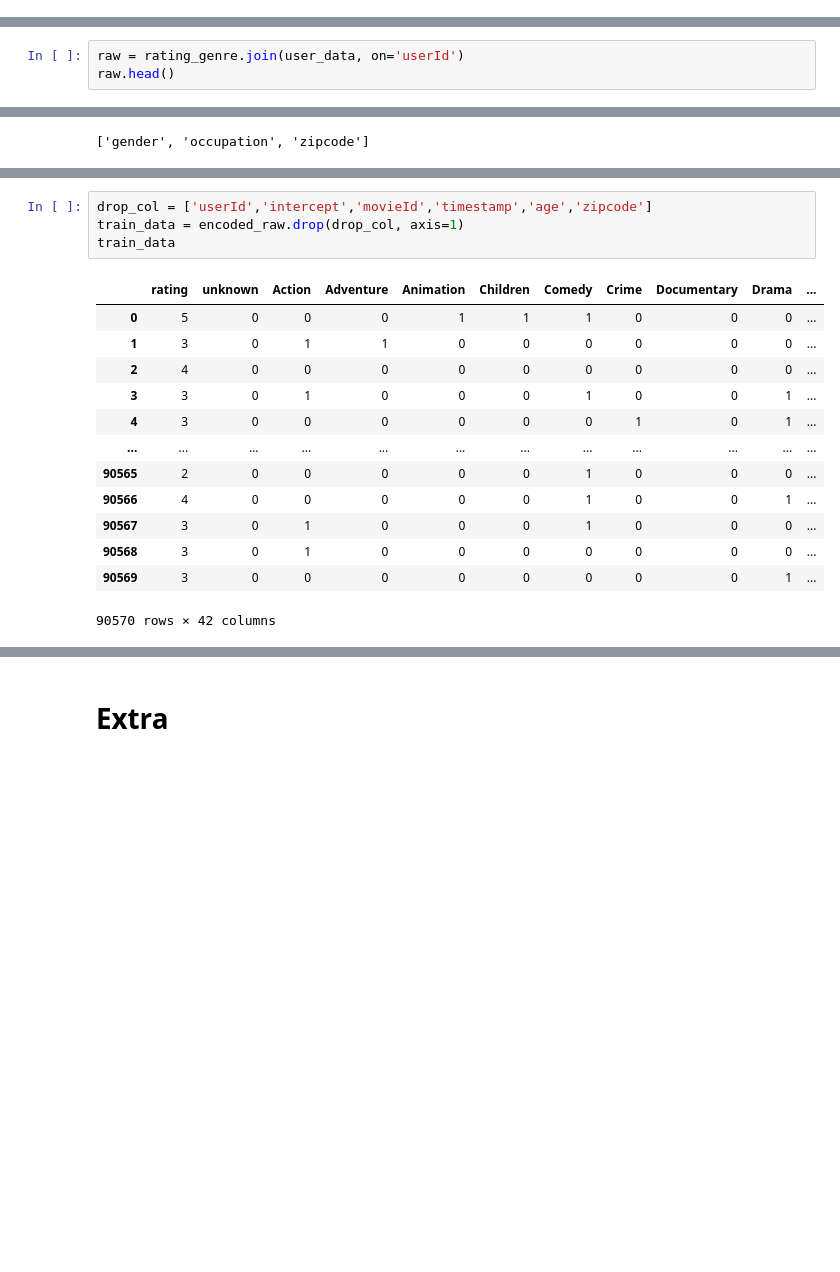
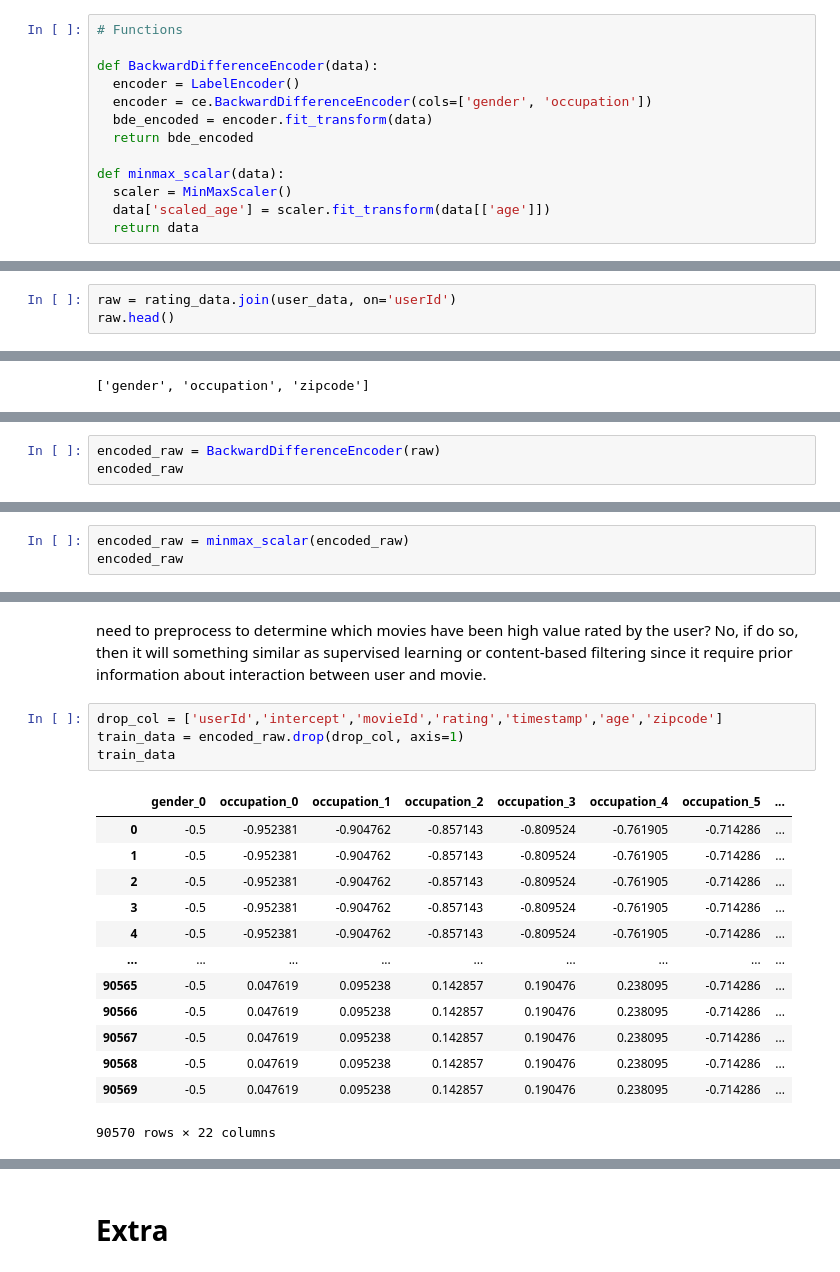
Before and after one commit to EeYeoKeat/Recommendation-System-Algorithms-in-Python, a Jupyter notebook: Movies_Recommendation/TF2_DQN_RecSys.ipynb, the cells around one changed output, grey strips where cells are left out. Cells and saved outputs as stored; diff of their text form; blank space fills up the shorter version.

```diff
--- a/Movies_Recommendation/TF2_DQN_RecSys.ipynb
+++ b/Movies_Recommendation/TF2_DQN_RecSys.ipynb
@@ -56,3 +75,16 @@ from collections import deque
+# %%
+# Functions
+
+def BackwardDifferenceEncoder(data):
+  encoder = LabelEncoder()
+  encoder = ce.BackwardDifferenceEncoder(cols=['gender', 'occupation'])
+  bde_encoded = encoder.fit_transform(data)
+  return bde_encoded
+
+def minmax_scalar(data):
+  scaler = MinMaxScaler()
+  data['scaled_age'] = scaler.fit_transform(data[['age']])
+  return data
 # %%
 rating_data = pd.read_csv("ml-100k/ua.base", sep='\t',names="userId,movieId,rating,timestamp".split(","))
 # need to sort the timestamp ascending?
@@ -193,4 +287,4 @@ user_data
 # %%
-raw = rating_genre.join(user_data, on='userId')
+raw = rating_data.join(user_data, on='userId')
 raw.head()
 # %% [output]
@@ -264,0 +303,3 @@ encoded_raw
+# %%
+encoded_raw = BackwardDifferenceEncoder(raw)
+encoded_raw
@@ -264,0 +320,3 @@ encoded_raw
+# %%
+encoded_raw = minmax_scalar(encoded_raw)
+encoded_raw
@@ -265,18 +427,20 @@ encoded_raw
+# %% [markdown]
+need to preprocess to determine which movies have been high value rated by the user? No, if do so, then it will something similar as supervised learning or content-based filtering since it require prior information about interaction between user and movie.
 # %%
-drop_col = ['userId','intercept','movieId','timestamp','age','zipcode']
+drop_col = ['userId','intercept','movieId','rating','timestamp','age','zipcode']
 train_data = encoded_raw.drop(drop_col, axis=1)
 train_data
 # %% [output]
-|  | rating | unknown | Action | Adventure | Animation | Children | Comedy | Crime | Documentary | Drama | ... |
-| 0 | 5 | 0 | 0 | 0 | 1 | 1 | 1 | 0 | 0 | 0 | ... |
-| 1 | 3 | 0 | 1 | 1 | 0 | 0 | 0 | 0 | 0 | 0 | ... |
-| 2 | 4 | 0 | 0 | 0 | 0 | 0 | 0 | 0 | 0 | 0 | ... |
-| 3 | 3 | 0 | 1 | 0 | 0 | 0 | 1 | 0 | 0 | 1 | ... |
-| 4 | 3 | 0 | 0 | 0 | 0 | 0 | 0 | 1 | 0 | 1 | ... |
-| ... | ... | ... | ... | ... | ... | ... | ... | ... | ... | ... | ... |
-| 90565 | 2 | 0 | 0 | 0 | 0 | 0 | 1 | 0 | 0 | 0 | ... |
-| 90566 | 4 | 0 | 0 | 0 | 0 | 0 | 1 | 0 | 0 | 1 | ... |
-| 90567 | 3 | 0 | 1 | 0 | 0 | 0 | 1 | 0 | 0 | 0 | ... |
-| 90568 | 3 | 0 | 1 | 0 | 0 | 0 | 0 | 0 | 0 | 0 | ... |
-| 90569 | 3 | 0 | 0 | 0 | 0 | 0 | 0 | 0 | 0 | 1 | ... |
+|  | gender_0 | occupation_0 | occupation_1 | occupation_2 | occupation_3 | occupation_4 | occupation_5 | ... |
+| 0 | -0.5 | -0.952381 | -0.904762 | -0.857143 | -0.809524 | -0.761905 | -0.714286 | ... |
+| 1 | -0.5 | -0.952381 | -0.904762 | -0.857143 | -0.809524 | -0.761905 | -0.714286 | ... |
+| 2 | -0.5 | -0.952381 | -0.904762 | -0.857143 | -0.809524 | -0.761905 | -0.714286 | ... |
+| 3 | -0.5 | -0.952381 | -0.904762 | -0.857143 | -0.809524 | -0.761905 | -0.714286 | ... |
+| 4 | -0.5 | -0.952381 | -0.904762 | -0.857143 | -0.809524 | -0.761905 | -0.714286 | ... |
+| ... | ... | ... | ... | ... | ... | ... | ... | ... |
+| 90565 | -0.5 | 0.047619 | 0.095238 | 0.142857 | 0.190476 | 0.238095 | -0.714286 | ... |
+| 90566 | -0.5 | 0.047619 | 0.095238 | 0.142857 | 0.190476 | 0.238095 | -0.714286 | ... |
+| 90567 | -0.5 | 0.047619 | 0.095238 | 0.142857 | 0.190476 | 0.238095 | -0.714286 | ... |
+| 90568 | -0.5 | 0.047619 | 0.095238 | 0.142857 | 0.190476 | 0.238095 | -0.714286 | ... |
+| 90569 | -0.5 | 0.047619 | 0.095238 | 0.142857 | 0.190476 | 0.238095 | -0.714286 | ... |
-90570 rows × 42 columns
+90570 rows × 22 columns
```
Also changed, not shown: parts of 33 cells of this notebook.
